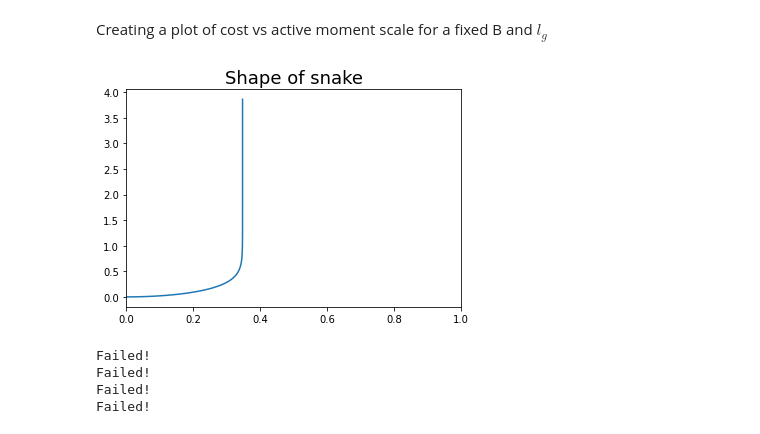
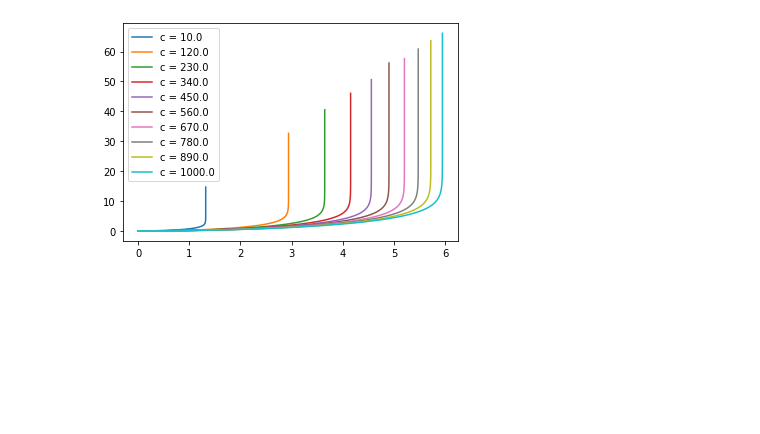
Before and after one commit to davenpi/stability, a Jupyter notebook: curvature_parametrized_torque.ipynb, the cells around one changed output. Drawn from its saved outputs; the diff is of its cells as text; code cells hidden in the pictures; blank space fills up the shorter version.

```diff
--- a/curvature_parametrized_torque.ipynb
+++ b/curvature_parametrized_torque.ipynb
@@ -115,4 +7,0 @@ costs = [tup[1] for tup in cost]
-# %%
-g = -9.8
-rho = 1
-l = 3
@@ -278,30 +60,33 @@ plt.show()
-# %% [markdown]
-Creating a plot of cost vs active moment scale for a fixed B and $l_g$
-# %%
-plt.plot(snake.x_pos, snake.y_pos)
-plt.xlim([0, 1])
-plt.title("Shape of snake", fontsize=18)
-plt.show()
-# %% [output]
-[figure, removed]
 # %%
 rho = 1
 l = 3
-B = 0.01
-cs = np.linspace(0, 10 * B, 50)
+B = 1
+cs = np.linspace(10, 1000 * B, 10)
 costs = []
 ls = []
+xs = []
+ys = []
+moment_at_base = []
 for c in cs:
     snake = Snake(B=B, c=c, l=l, rho=rho)
     snake.solve()
     if snake.sol.status != 0:
-        print("Failed!")
+        print(f"Failed! with c = {round(c, 3)} message says {snake.sol.message}")
     cost = snake.cost(alpha=0.9)
     # print(f"c is {round(c,3)}, Work cost is {round(snake.work_cost,3)}, height cost is {round(snake.height_cost,3)}")
     costs.append(cost)
     ls.append(snake.l)
+    xs.append(snake.x_pos)
+    ys.append(snake.y_pos)
+    base_moment = (snake.B + snake.c) / (snake.l) * snake.sol.y[1][0]
+    moment_at_base.append(base_moment)
+
+moment_at_base = np.array(moment_at_base)
+costs = np.array(costs)
+ls = np.array(ls)
-# %% [output]
-Failed!
-Failed!
-Failed!
-Failed!
+# %%
+for i in range(cs.size):
+    plt.plot(xs[i], ys[i], label=f"c = {round(cs[i], 0)}")
+    plt.legend()
+# %% [output]
+[figure, added]
```
Also changed, not shown: parts of 32 cells of this notebook, 1 other file.
